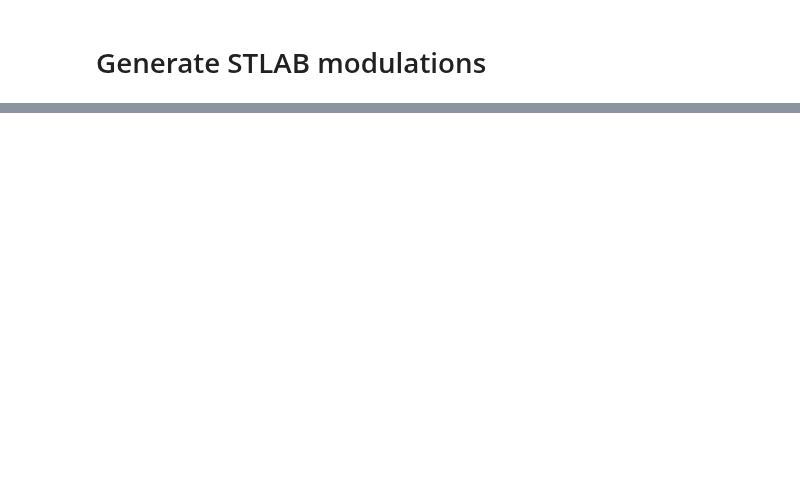
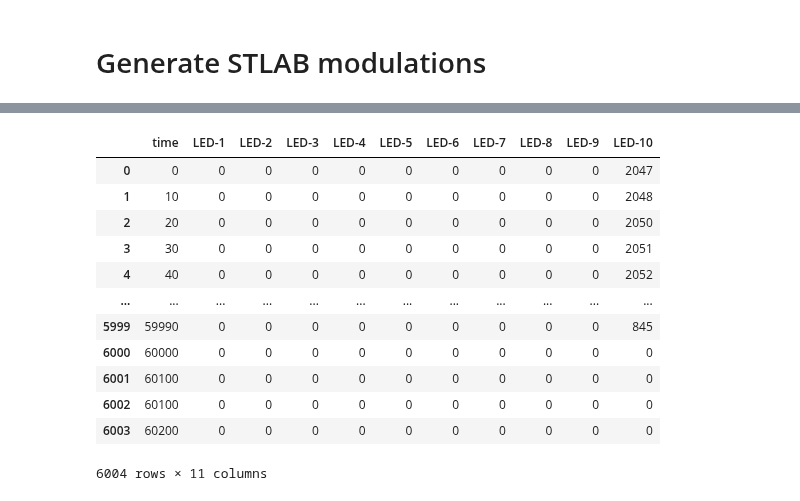
Before and after one commit to PySilentSubstitution/pysilsub, a Jupyter notebook: notebooks/STLAB_modulation_example.ipynb, the cells around one changed output, grey strips where cells are left out. Saved outputs shown, nothing was run; the diff lists cells and outputs as text; code cells hidden in the pictures; blank space fills up the shorter version.

```diff
--- a/notebooks/STLAB_modulation_example.ipynb
+++ b/notebooks/STLAB_modulation_example.ipynb
@@ -94,0 +192,16 @@ for freq in frequencies:
+# %%
+df
+# %% [output]
+|  | time | LED-1 | LED-2 | LED-3 | LED-4 | LED-5 | LED-6 | LED-7 | LED-8 | LED-9 | LED-10 |
+| 0 | 0 | 0 | 0 | 0 | 0 | 0 | 0 | 0 | 0 | 0 | 2047 |
+| 1 | 10 | 0 | 0 | 0 | 0 | 0 | 0 | 0 | 0 | 0 | 2048 |
+| 2 | 20 | 0 | 0 | 0 | 0 | 0 | 0 | 0 | 0 | 0 | 2050 |
+| 3 | 30 | 0 | 0 | 0 | 0 | 0 | 0 | 0 | 0 | 0 | 2051 |
+| 4 | 40 | 0 | 0 | 0 | 0 | 0 | 0 | 0 | 0 | 0 | 2052 |
+| ... | ... | ... | ... | ... | ... | ... | ... | ... | ... | ... | ... |
+| 5999 | 59990 | 0 | 0 | 0 | 0 | 0 | 0 | 0 | 0 | 0 | 845 |
+| 6000 | 60000 | 0 | 0 | 0 | 0 | 0 | 0 | 0 | 0 | 0 | 0 |
+| 6001 | 60100 | 0 | 0 | 0 | 0 | 0 | 0 | 0 | 0 | 0 | 0 |
+| 6002 | 60100 | 0 | 0 | 0 | 0 | 0 | 0 | 0 | 0 | 0 | 0 |
+| 6003 | 60200 | 0 | 0 | 0 | 0 | 0 | 0 | 0 | 0 | 0 | 0 |
+6004 rows × 11 columns
```
Also changed, not shown: parts of 3 cells of this notebook, 6 other files.
